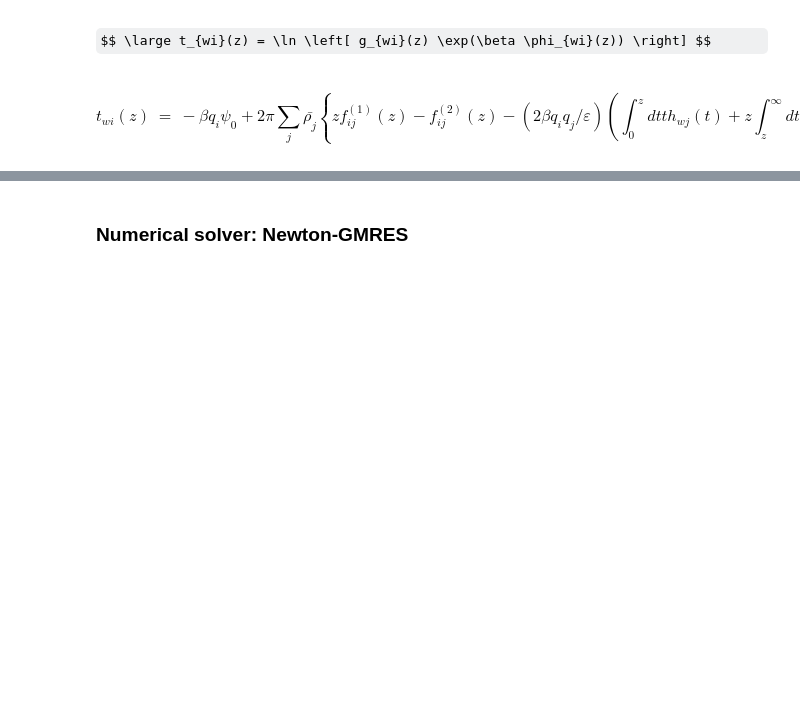
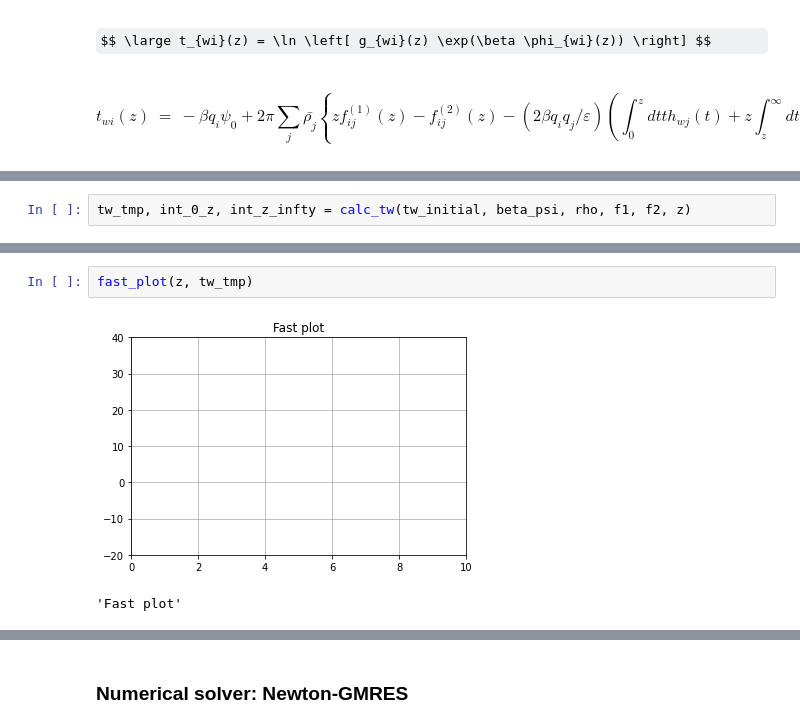
Before and after one commit to Mjboothaus/PhD-Thesis, a Jupyter notebook: notebooks/singlet_kcl.ipynb, the cells around one changed output, grey strips where cells are left out. Saved outputs shown, nothing was run; the diff lists cells and outputs as text; some formulas as TeX source; blank space fills up the shorter version.

```diff
--- a/notebooks/singlet_kcl.ipynb
+++ b/notebooks/singlet_kcl.ipynb
@@ -436,0 +458,2 @@ def calc_tw(tw, beta_psi, beta_phiw, rho, f1, f2, z):
+# %%
+tw_tmp, int_0_z, int_z_infty = calc_tw(tw_initial, beta_psi, rho, f1, f2, z)
@@ -436,0 +476,5 @@ def calc_tw(tw, beta_psi, beta_phiw, rho, f1, f2, z):
+# %%
+fast_plot(z, tw_tmp)
+# %% [output]
+[figure, added]
+'Fast plot'
```
Also changed, not shown: parts of 31 cells of this notebook, 8 other files.
